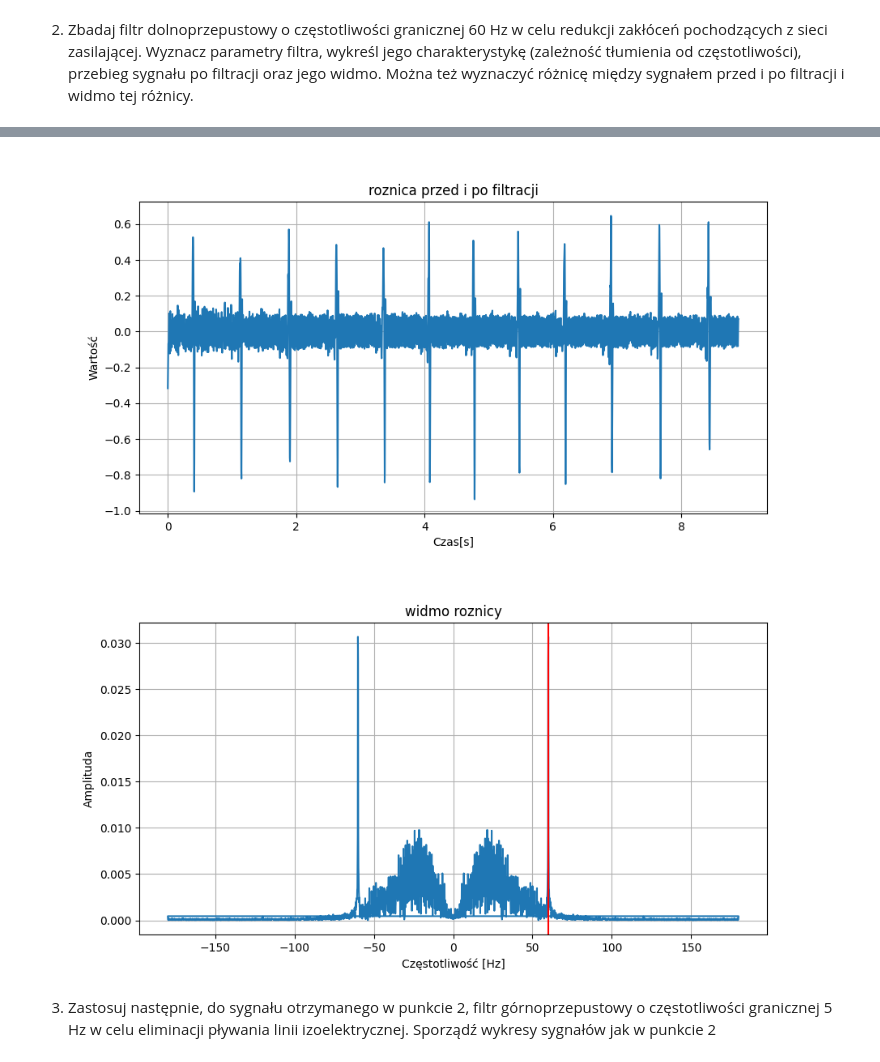
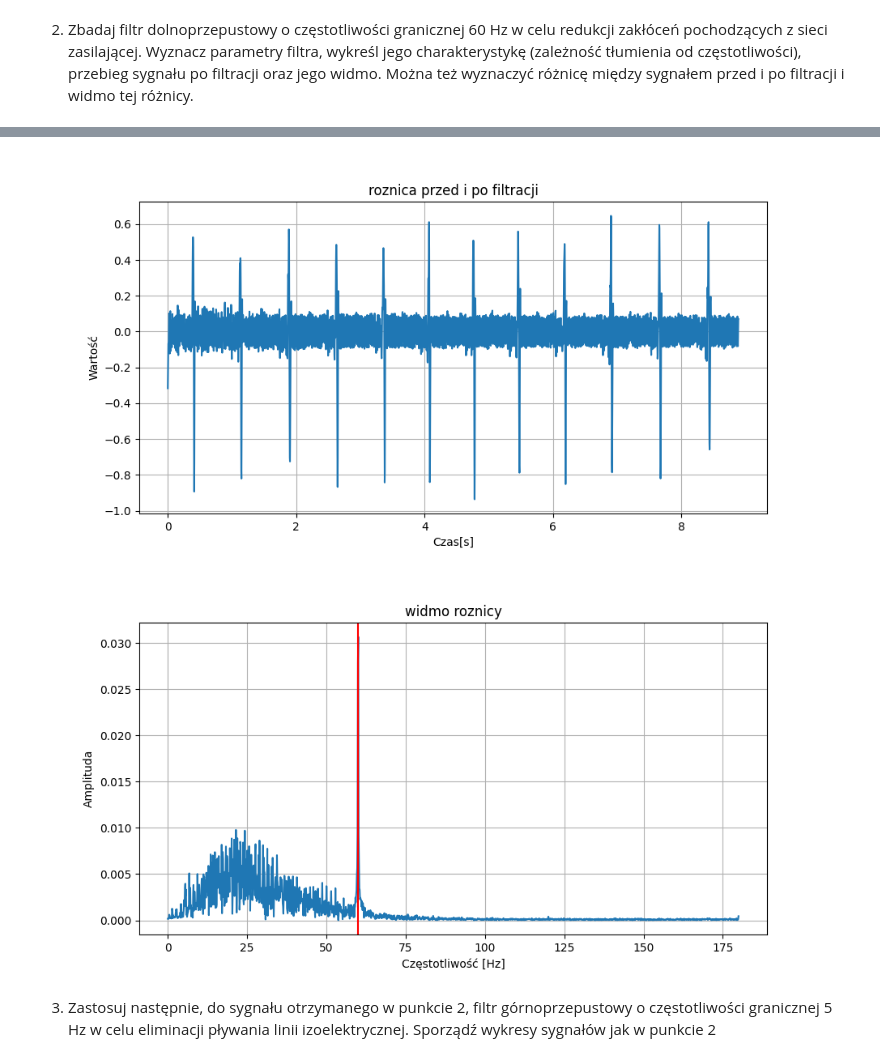
Before and after one commit to LUKIS123/CPSiO-PWR, a Jupyter notebook: Lab1/Lab1.ipynb, the cells around one changed output, grey strips where cells are left out. Cells and saved outputs as stored; diff of their text form; code cells hidden in the pictures.

```diff
--- a/Lab1/Lab1.ipynb
+++ b/Lab1/Lab1.ipynb
@@ -485,8 +484,8 @@ plt.axvline(60, color='green')  # cutoff frequency
 plt.show()
 
 # widmo sygnału po filtracji
-dft_result = np.abs(np.fft.fft(filtered_data)) / length
-freq = np.fft.fftfreq(length, 1/sampling_rate)
+dft_result = np.abs(np.fft.rfft(filtered_data)) / length
+freq = np.fft.rfftfreq(length, 1/sampling_rate)
 
 plt.figure(figsize=(10, 5))
 plt.plot(freq, dft_result)
@@ -508,8 +507,8 @@ plt.grid(True)
 plt.show()
 
 # widmo roznicy przed i po filtracji
-dft_roznica = np.abs(np.fft.fft(roznica)) / length
-freq = np.fft.fftfreq(length, 1/sampling_rate)
+dft_roznica = np.abs(np.fft.rfft(roznica)) / length
+freq = np.fft.rfftfreq(length, 1/sampling_rate)
 
 plt.figure(figsize=(10, 5))
 plt.plot(freq, dft_roznica)
@@ -526,5 +525,5 @@ plt.show()
 [figure]
-[figure, old version]
+[figure, new version]
 # %% [markdown]
 3. Zastosuj następnie, do sygnału otrzymanego w punkcie 2, filtr górnoprzepustowy
 o częstotliwości granicznej 5 Hz w celu eliminacji pływania linii izoelektrycznej.
```
Also changed, not shown: parts of 4 cells of this notebook.
